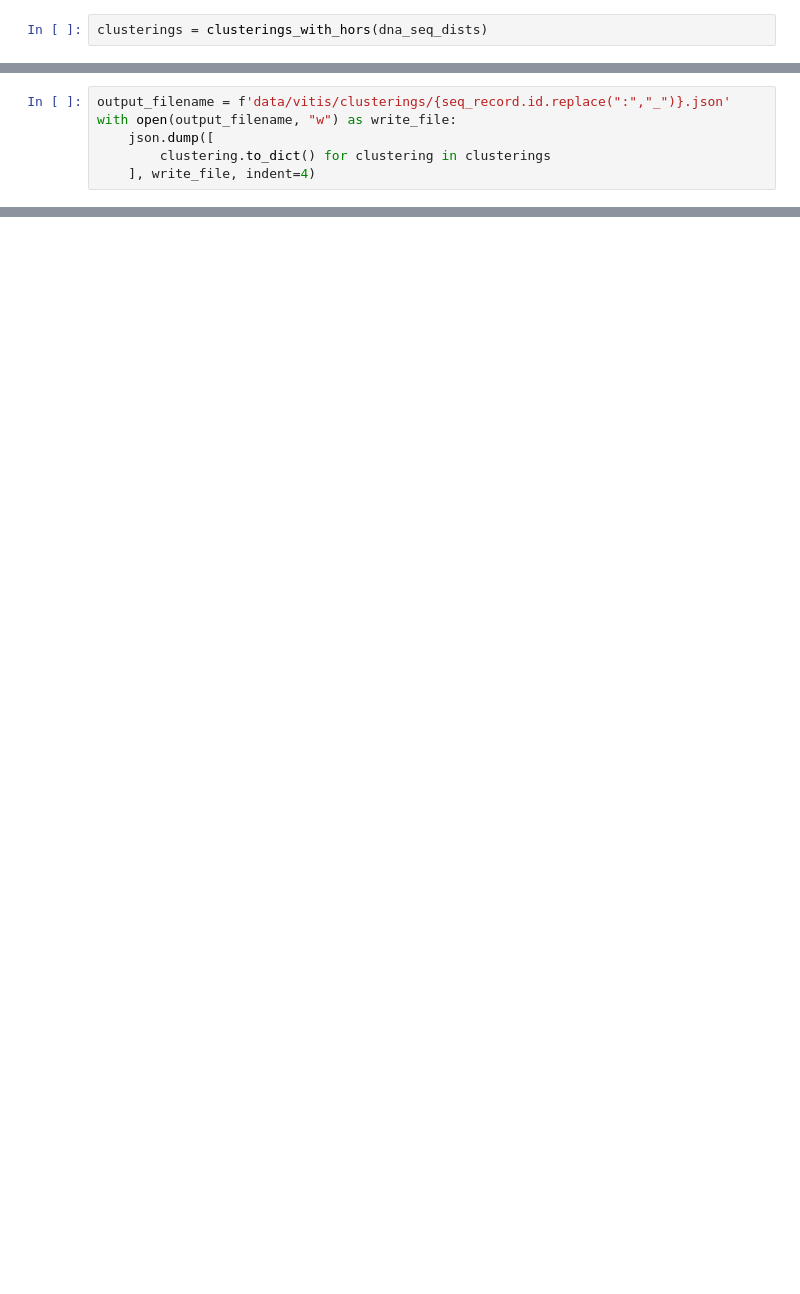
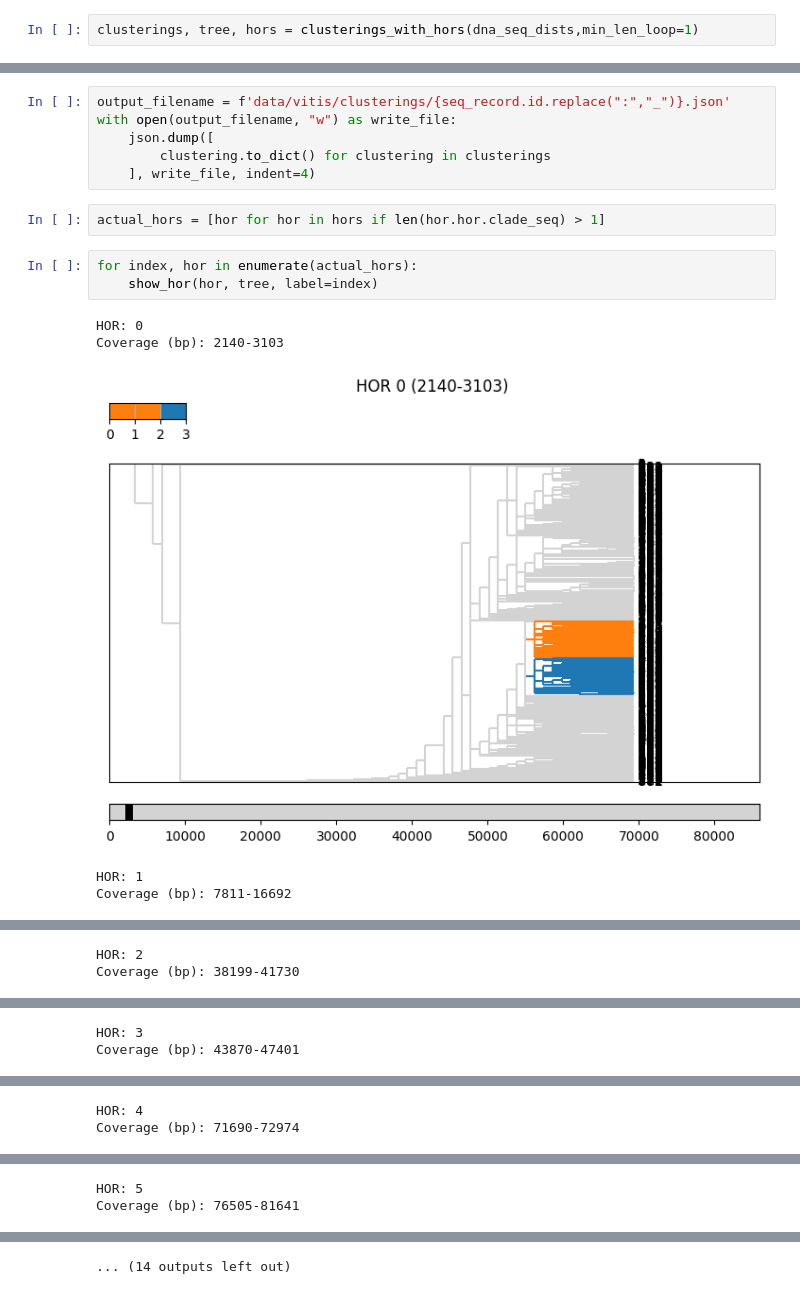
Before and after one commit to CENdetectHOR/CENdetectHOR_lib, a Jupyter notebook: findHORsSplitByMonomerSize.ipynb, the cells around one changed output, grey strips where cells are left out. Cells and saved outputs as stored; diff of their text form; blank space fills up the shorter version.

Commit message:
Add relevant HORs filtering and tree building

```diff
--- a/findHORsSplitByMonomerSize.ipynb
+++ b/findHORsSplitByMonomerSize.ipynb
@@ -43,7 +45,7 @@ plt.matshow(dna_seq_dists)
 # %%
 # plt.matshow(matrix_closure(dna_seq_dists<=4))
 # %%
-clusterings = clusterings_with_hors(dna_seq_dists)
+clusterings, tree, hors = clusterings_with_hors(dna_seq_dists,min_len_loop=1)
 # %% [output]
 Start of clusterings_with_hors
 merge_clusters with distance as (803, 803), clusters as (), and max distance 0
@@ -95,3 +155,14 @@ with open(output_filename, "w") as write_file:
     json.dump([
         clustering.to_dict() for clustering in clusterings
     ], write_file, indent=4)
+# %%
+actual_hors = [hor for hor in hors if len(hor.hor.clade_seq) > 1]
+# %%
+for index, hor in enumerate(actual_hors):
+    show_hor(hor, tree, label=index)
+# %% [output]
+HOR: 0
+Coverage (bp): 2140-3103
+[figure, added]
+HOR: 1
+Coverage (bp): 7811-16692
@@ -97,0 +170,2 @@ with open(output_filename, "w") as write_file:
+HOR: 2
+Coverage (bp): 38199-41730
@@ -97,0 +173,2 @@ with open(output_filename, "w") as write_file:
+HOR: 3
+Coverage (bp): 43870-47401
@@ -97,0 +176,2 @@ with open(output_filename, "w") as write_file:
+HOR: 4
+Coverage (bp): 71690-72974
@@ -97,0 +179,2 @@ with open(output_filename, "w") as write_file:
+HOR: 5
+Coverage (bp): 76505-81641
@@ -97,0 +182 @@ with open(output_filename, "w") as write_file:
+... (14 outputs left out)
```
Also changed, not shown: parts of 8 cells of this notebook, 5 other files.
